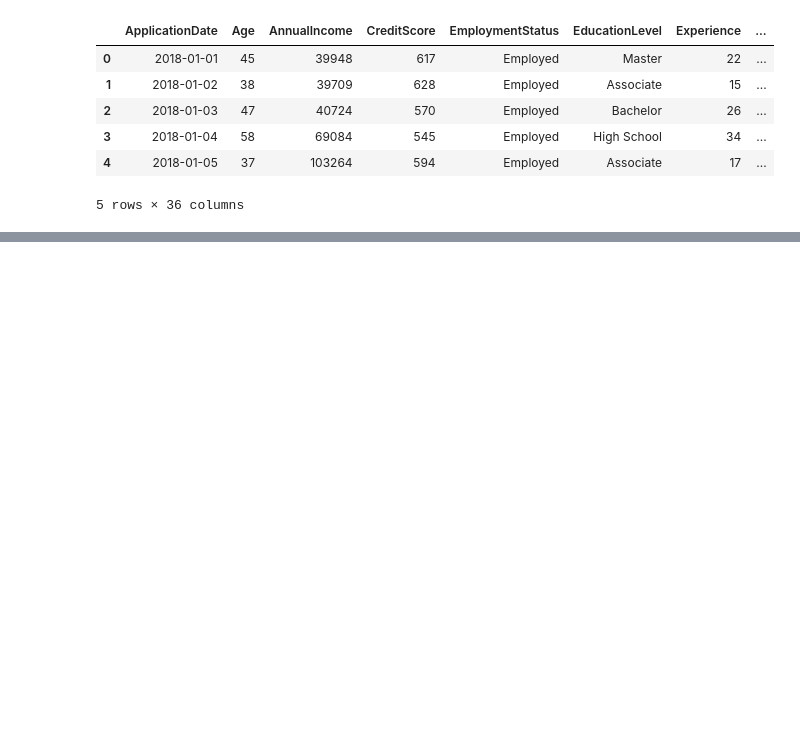
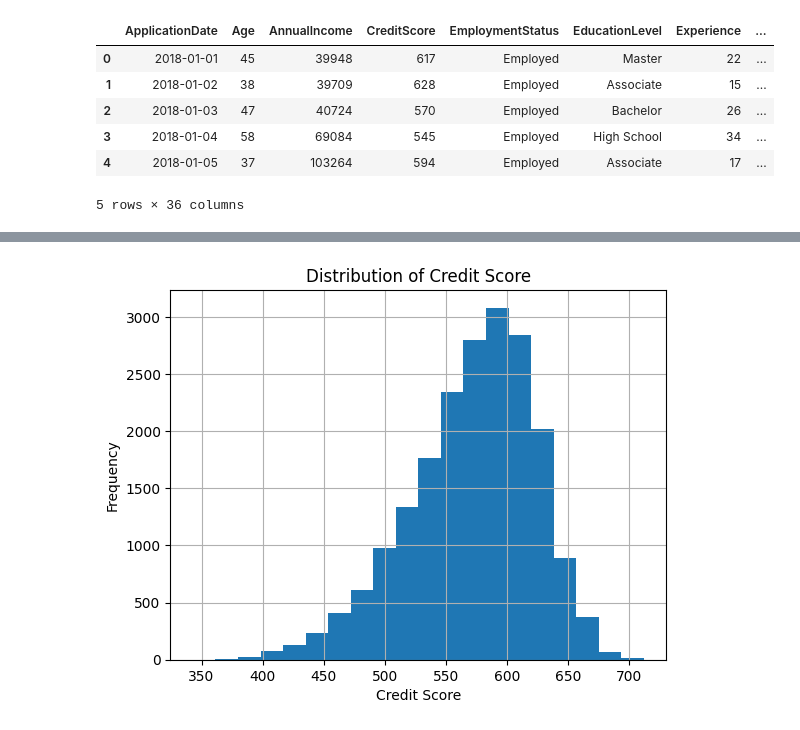
Before and after one commit to Viet2707/loan-risk-analysis-project, a Jupyter notebook: notebooks/loan_risk_analysis.ipynb, the cells around one changed output, grey strips where cells are left out. Cells and saved outputs as stored; diff of their text form; code cells hidden in the pictures; blank space fills up the shorter version.

```diff
--- a/notebooks/loan_risk_analysis.ipynb
+++ b/notebooks/loan_risk_analysis.ipynb
@@ -13,0 +138,8 @@ df.head()
+# %%
+df["CreditScore"].hist(bins=20)
+plt.title("Distribution of Credit Score")
+plt.xlabel("Credit Score")
+plt.ylabel("Frequency")
+plt.show()
+# %% [output]
+[figure, added]
```
Also changed, not shown: parts of 13 cells of this notebook.
